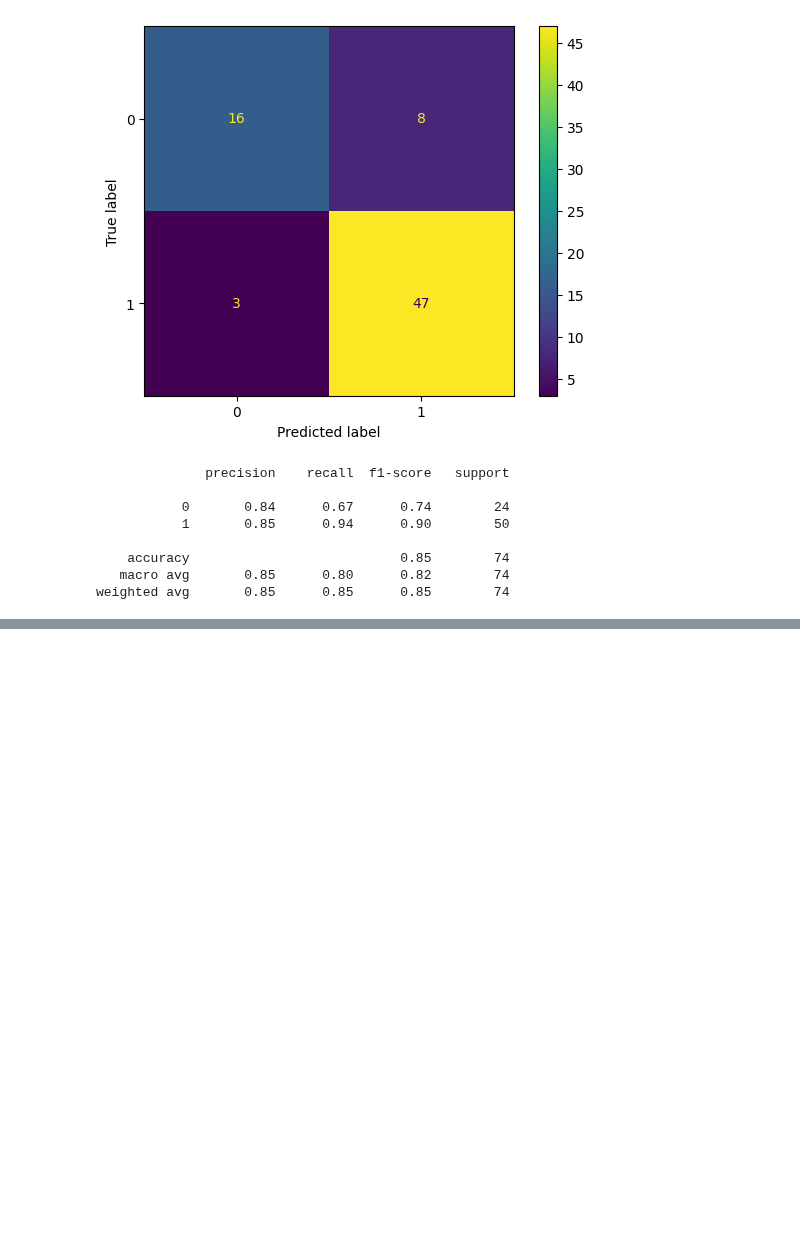
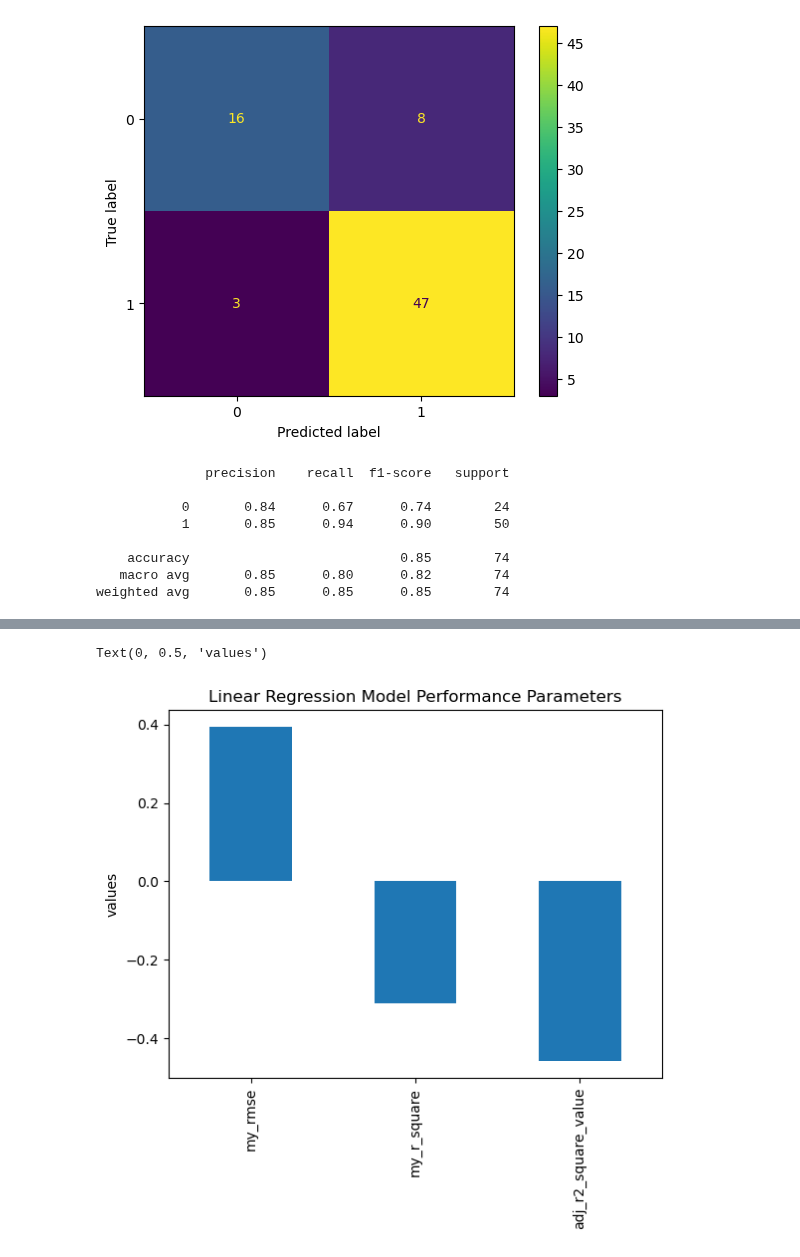
Before and after one commit to madhu968/rainfall-prediction, a Jupyter notebook: Rainfall_Prediction_using_Machine_Learning_Python.ipynb, the cells around one changed output, grey strips where cells are left out. Drawn from its saved outputs; the diff is of its cells as text; code cells hidden in the pictures; blank space fills up the shorter version.

```diff
--- a/Rainfall_Prediction_using_Machine_Learning_Python.ipynb
+++ b/Rainfall_Prediction_using_Machine_Learning_Python.ipynb
@@ -240,0 +357,7 @@ weighted avg       0.85      0.85      0.85        74
+# %%
+a.LinearRegression.plot(kind="bar")
+plt.title("Linear Regression Model Performance Parameters")
+plt.ylabel("values")
+# %% [output]
+Text(0, 0.5, 'values')
+[figure, added]
```
Also changed, not shown: parts of 24 cells of this notebook, 2 other files.
